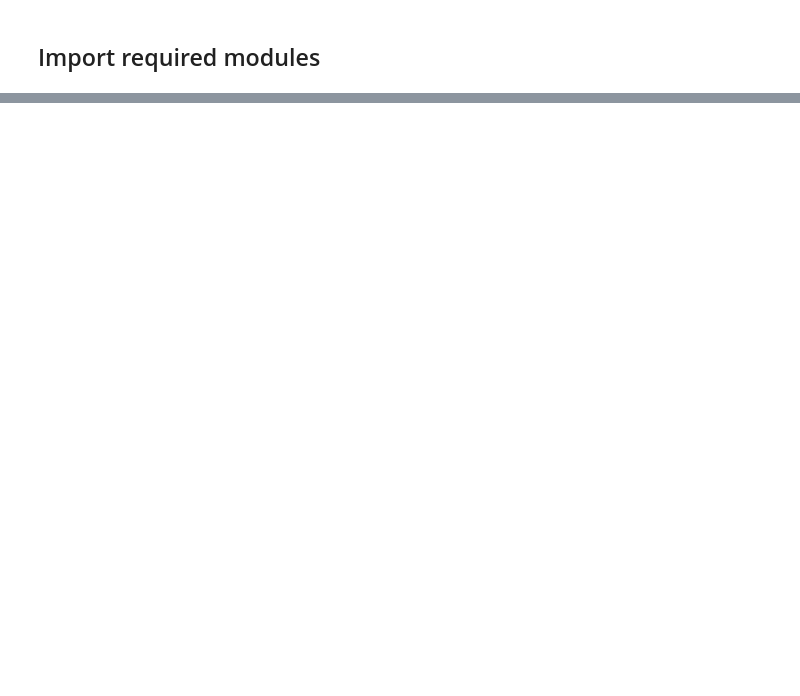
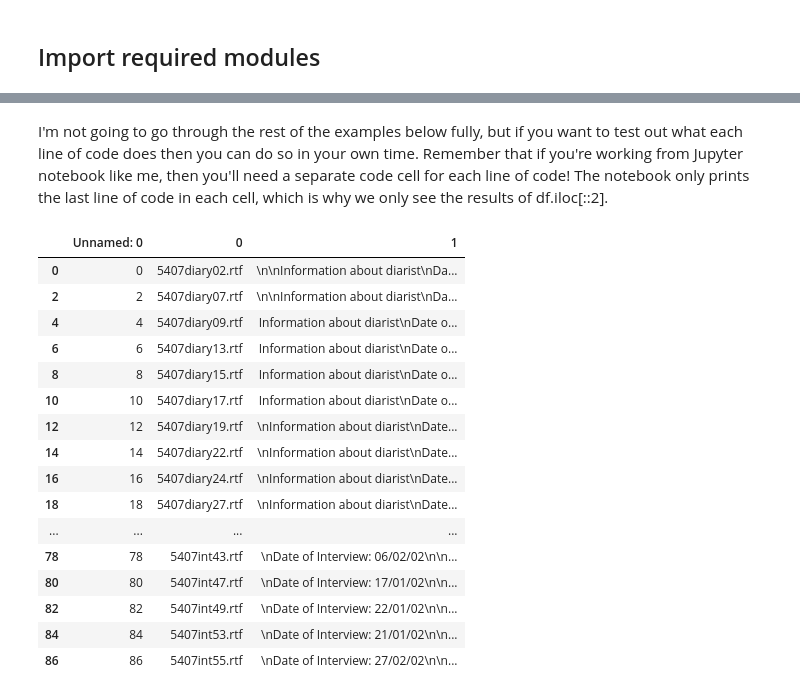
Before and after one commit to UKDataServiceOpen/Text-Mining-Health, a Jupyter notebook: Code/Processing.ipynb, the cells around one changed output, grey strips where cells are left out. Drawn from its saved outputs; the diff is of its cells as text; code cells hidden in the pictures; blank space fills up the shorter version.

```diff
--- a/Code/Processing.ipynb
+++ b/Code/Processing.ipynb
@@ -50,0 +177,26 @@ Hence, certain steps are followed and executed in order to convert the data into
+# %% [markdown]
+I'm not going to go through the rest of the examples below fully, but if you want to test out what each line of code does then you can do so in your own time. Remember that if you're working from Jupyter notebook like me, then you'll need a separate code cell for each line of code! The notebook only prints the last line of code in each cell, which is why we only see the results of df.iloc[::2].
+# %%
+df.iloc[:1]       # Select First Row
+df.iloc[:3]       # Select First 3 Rows
+df.iloc[-1:]      # Select Last Row
+df.iloc[-3:]      # Select Last 3 Row
+df.iloc[::2]      # Selects alternate rows
+# %% [output]
+|  | Unnamed: 0 | 0 | 1 |
+| 0 | 0 | 5407diary02.rtf | \n\nInformation about diarist\nDa... |
+| 2 | 2 | 5407diary07.rtf | \n\nInformation about diarist\nDa... |
+| 4 | 4 | 5407diary09.rtf | Information about diarist\nDate o... |
+| 6 | 6 | 5407diary13.rtf | Information about diarist\nDate o... |
+| 8 | 8 | 5407diary15.rtf | Information about diarist\nDate o... |
+| 10 | 10 | 5407diary17.rtf | Information about diarist\nDate o... |
+| 12 | 12 | 5407diary19.rtf | \nInformation about diarist\nDate... |
+| 14 | 14 | 5407diary22.rtf | \nInformation about diarist\nDate... |
+| 16 | 16 | 5407diary24.rtf | \nInformation about diarist\nDate... |
+| 18 | 18 | 5407diary27.rtf | \nInformation about diarist\nDate... |
+| ... | ... | ... | ... |
+| 78 | 78 | 5407int43.rtf | \nDate of Interview: 06/02/02\n\n... |
+| 80 | 80 | 5407int47.rtf | \nDate of Interview: 17/01/02\n\n... |
+| 82 | 82 | 5407int49.rtf | \nDate of Interview: 22/01/02\n\n... |
+| 84 | 84 | 5407int53.rtf | \nDate of Interview: 21/01/02\n\n... |
+| 86 | 86 | 5407int55.rtf | \nDate of Interview: 27/02/02\n\n... |
```
Also changed, not shown: parts of 36 cells of this notebook, 6 other files.
